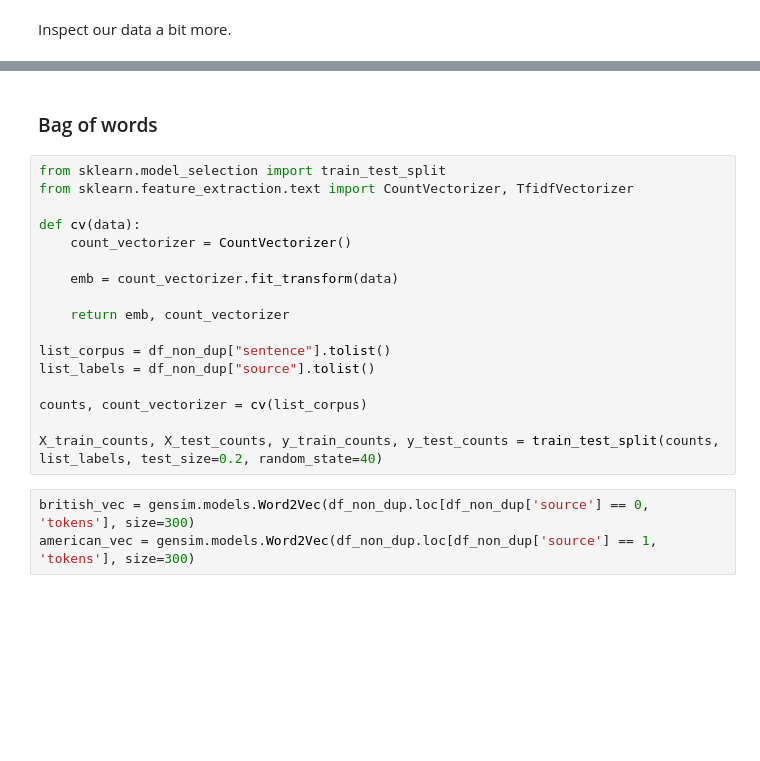
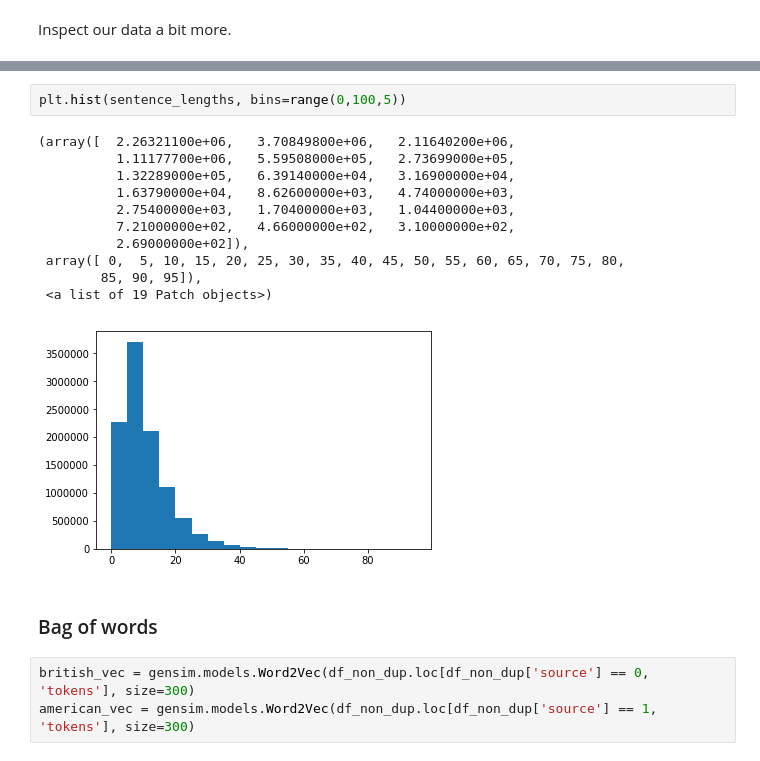
Before and after one commit to drinandan/insight-project, a Jupyter notebook: 2018.01.19_create_language_vectors_using_large_corpora.ipynb, the cells around one changed output, grey strips where cells are left out. Drawn from its saved outputs; the diff is of its cells as text; blank space fills up the shorter version.

```diff
--- a/2018.01.19_create_language_vectors_using_large_corpora.ipynb
+++ b/2018.01.19_create_language_vectors_using_large_corpora.ipynb
@@ -156,22 +183,19 @@ Max sentence length is 853
+# %%
+plt.hist(sentence_lengths, bins=range(0,100,5))
+# %% [output]
+(array([  2.26321100e+06,   3.70849800e+06,   2.11640200e+06,
+          1.11177700e+06,   5.59508000e+05,   2.73699000e+05,
+          1.32289000e+05,   6.39140000e+04,   3.16900000e+04,
+          1.63790000e+04,   8.62600000e+03,   4.74000000e+03,
+          2.75400000e+03,   1.70400000e+03,   1.04400000e+03,
+          7.21000000e+02,   4.66000000e+02,   3.10000000e+02,
+          2.69000000e+02]),
+ array([ 0,  5, 10, 15, 20, 25, 30, 35, 40, 45, 50, 55, 60, 65, 70, 75, 80,
+        85, 90, 95]),
+ <a list of 19 Patch objects>)
+[figure, added]
 # %% [markdown]
 ### Bag of words
-# %%
-from sklearn.model_selection import train_test_split
-from sklearn.feature_extraction.text import CountVectorizer, TfidfVectorizer
-
-def cv(data):
-    count_vectorizer = CountVectorizer()
-
-    emb = count_vectorizer.fit_transform(data)
-
-    return emb, count_vectorizer
-
-list_corpus = df_non_dup["sentence"].tolist()
-list_labels = df_non_dup["source"].tolist()
-
-counts, count_vectorizer = cv(list_corpus)
-
-X_train_counts, X_test_counts, y_train_counts, y_test_counts = train_test_split(counts, list_labels, test_size=0.2, random_state=40)
 # %%
 british_vec = gensim.models.Word2Vec(df_non_dup.loc[df_non_dup['source'] == 0, 'tokens'], size=300)
 american_vec = gensim.models.Word2Vec(df_non_dup.loc[df_non_dup['source'] == 1, 'tokens'], size=300)
```
Also changed, not shown: parts of 38 cells of this notebook, 3 other files.
